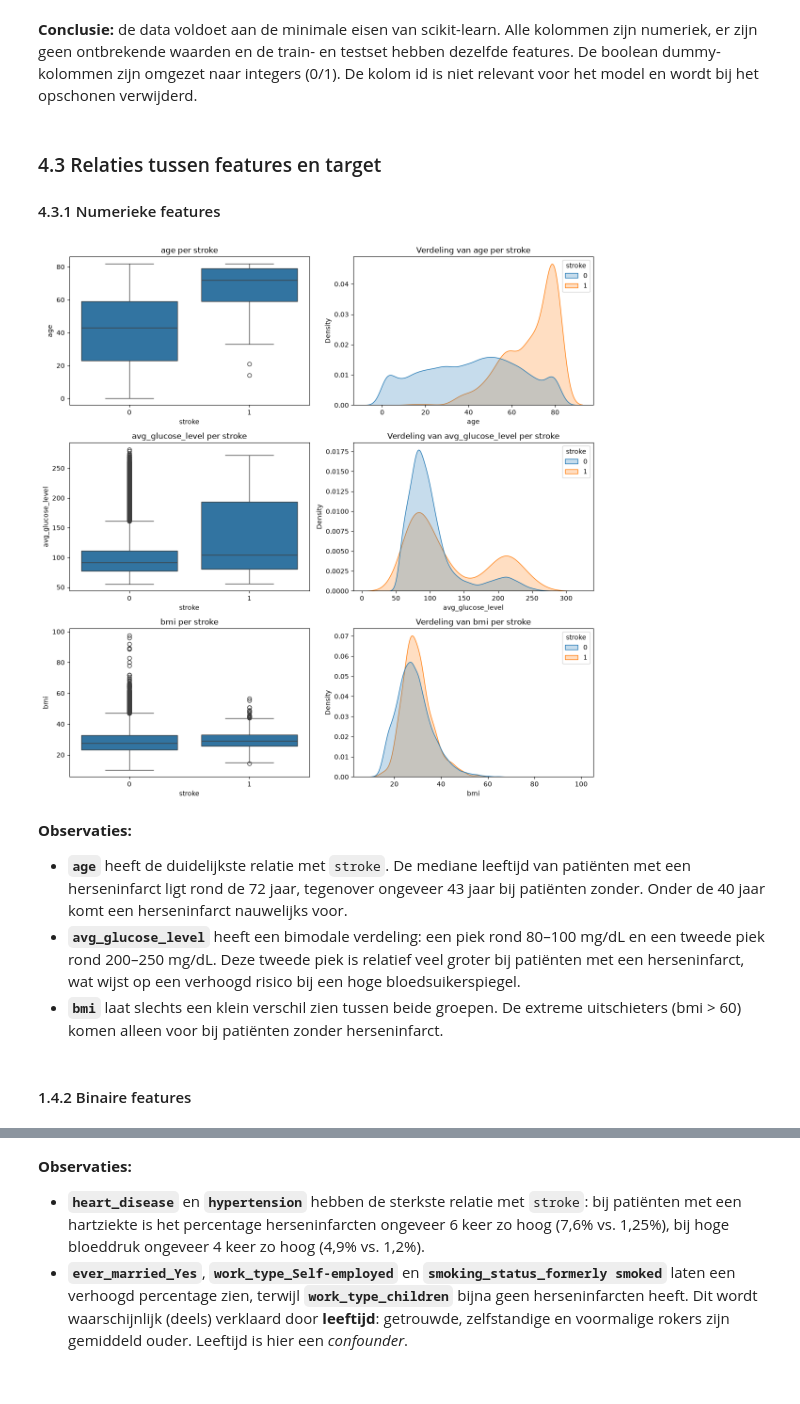
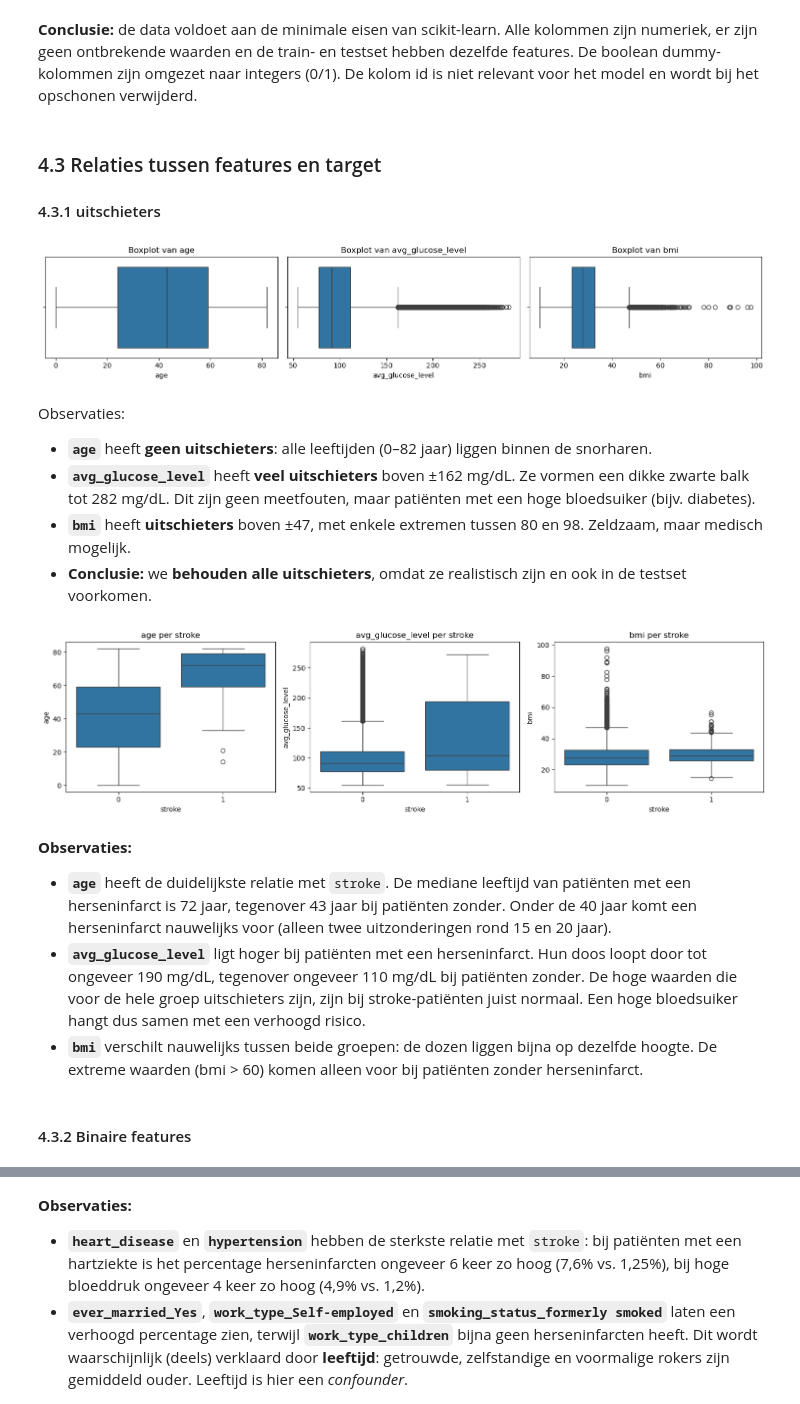
Before and after one commit to Gamal-alsa2026/Predicting-stroke-2026-27, a Jupyter notebook: notebooks/01_eda.ipynb, the cells around one changed output, grey strips where cells are left out. Drawn from its saved outputs; the diff is of its cells as text; code cells hidden in the pictures; blank space fills up the shorter version.

```diff
--- a/notebooks/01_eda.ipynb
+++ b/notebooks/01_eda.ipynb
@@ -241,30 +257,49 @@ Name: count, dtype: int64
 # %% [markdown]
 ### 4.3 Relaties tussen features en target
 
-#### 4.3.1 Numerieke features
+#### 4.3.1 uitschieters
+# %%
+def plot_boxplots(df: pd.DataFrame, cols: list[str]) -> None:
+    """Toon per numerieke kolom een boxplot om uitschieters te laten zien."""
+    # Eén rij met een boxplot per kolom
+    fig, axes = plt.subplots(1, len(cols), figsize=(15, 3))
+    for ax, col in zip(axes, cols):
+        # De losse rondjes in de boxplot zijn de uitschieters
+        sns.boxplot(x=df[col], ax=ax)
+        ax.set_title(f"Boxplot van {col}")
+    plt.tight_layout()
+    plt.show()
+
+
+plot_boxplots(train_df, NUMERIC_COLS)
+# %% [output]
+[figure, added]
+# %% [markdown]
+Observaties:
+- **`age`** heeft **geen uitschieters**: alle leeftijden (0–82 jaar) liggen binnen de snorharen.
+- **`avg_glucose_level`** heeft **veel uitschieters** boven ±162 mg/dL. Ze vormen een dikke zwarte balk tot 282 mg/dL. Dit zijn geen meetfouten, maar patiënten met een hoge bloedsuiker (bijv. diabetes).
+- **`bmi`** heeft **uitschieters** boven ±47, met enkele extremen tussen 80 en 98. Zeldzaam, maar medisch mogelijk.
+- **Conclusie:** we **behouden alle uitschieters**, omdat ze realistisch zijn en ook in de testset voorkomen.
 # %%
-def plot_numeric_vs_target(df: pd.DataFrame, cols: list[str],
-                           target: str) -> None:
-    """Toon per numerieke feature een boxplot en een dichtheidsplot per klasse."""
-    fig, axes = plt.subplots(len(cols), 2, figsize=(12, 4 * len(cols)))
-    for i, col in enumerate(cols):
-        sns.boxplot(data=df, x=target, y=col, ax=axes[i, 0])
-        axes[i, 0].set_title(f"{col} per {target}")
-        sns.kdeplot(data=df, x=col, hue=target, common_norm=False,
-                    fill=True, ax=axes[i, 1])
-        axes[i, 1].set_title(f"Verdeling van {col} per {target}")
+def plot_boxplot_per_stroke(df: pd.DataFrame, cols: list[str]) -> None:
+    """Toon per numerieke feature een boxplot voor stroke = 0 en 1."""
+    fig, axes = plt.subplots(1, len(cols), figsize=(15, 4))
+    for ax, col in zip(axes, cols):
+        # Vergelijk de waarden van patiënten zonder (0) en met (1) stroke
+        sns.boxplot(data=df, x="stroke", y=col, ax=ax)
+        ax.set_title(f"{col} per stroke")
     plt.tight_layout()
     plt.show()
 
 
-plot_numeric_vs_target(train_df, NUMERIC_COLS, target="stroke")
+plot_boxplot_per_stroke(train_df, NUMERIC_COLS)
 # %% [output]
-[figure, old version]
+[figure, new version]
 # %% [markdown]
 **Observaties:**
-- **`age`** heeft de duidelijkste relatie met `stroke`. De mediane leeftijd van patiënten met een herseninfarct ligt rond de 72 jaar, tegenover ongeveer 43 jaar bij patiënten zonder. Onder de 40 jaar komt een herseninfarct nauwelijks voor.
-- **`avg_glucose_level`** heeft een bimodale verdeling: een piek rond 80–100 mg/dL en een tweede piek rond 200–250 mg/dL. Deze tweede piek is relatief veel groter bij patiënten met een herseninfarct, wat wijst op een verhoogd risico bij een hoge bloedsuikerspiegel.
-- **`bmi`** laat slechts een klein verschil zien tussen beide groepen. De extreme uitschieters (bmi > 60) komen alleen voor bij patiënten zonder herseninfarct.
+- **`age`** heeft de duidelijkste relatie met `stroke`. De mediane leeftijd van patiënten met een herseninfarct is 72 jaar, tegenover 43 jaar bij patiënten zonder. Onder de 40 jaar komt een herseninfarct nauwelijks voor (alleen twee uitzonderingen rond 15 en 20 jaar).
+- **`avg_glucose_level`** ligt hoger bij patiënten met een herseninfarct. Hun doos loopt door tot ongeveer 190 mg/dL, tegenover ongeveer 110 mg/dL bij patiënten zonder. De hoge waarden die voor de hele groep uitschieters zijn, zijn bij stroke-patiënten juist normaal. Een hoge bloedsuiker hangt dus samen met een verhoogd risico.
+- **`bmi`** verschilt nauwelijks tussen beide groepen: de dozen liggen bijna op dezelfde hoogte. De extreme waarden (bmi > 60) komen alleen voor bij patiënten zonder herseninfarct.
 # %% [markdown]
-#### 1.4.2 Binaire features
+#### 4.3.2 Binaire features
 # %%
```
Also changed, not shown: parts of 14 cells of this notebook.
